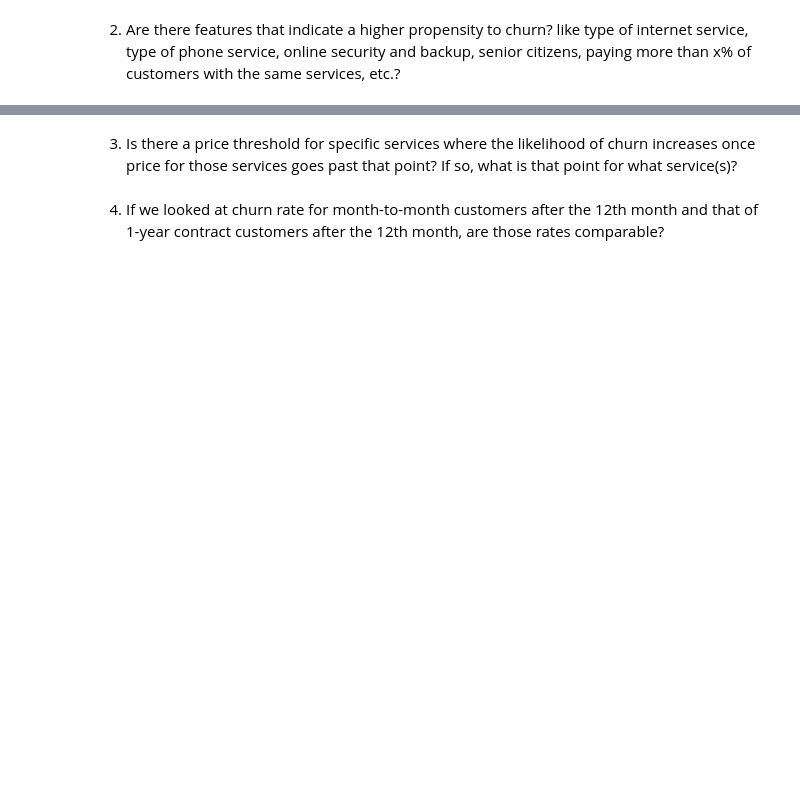
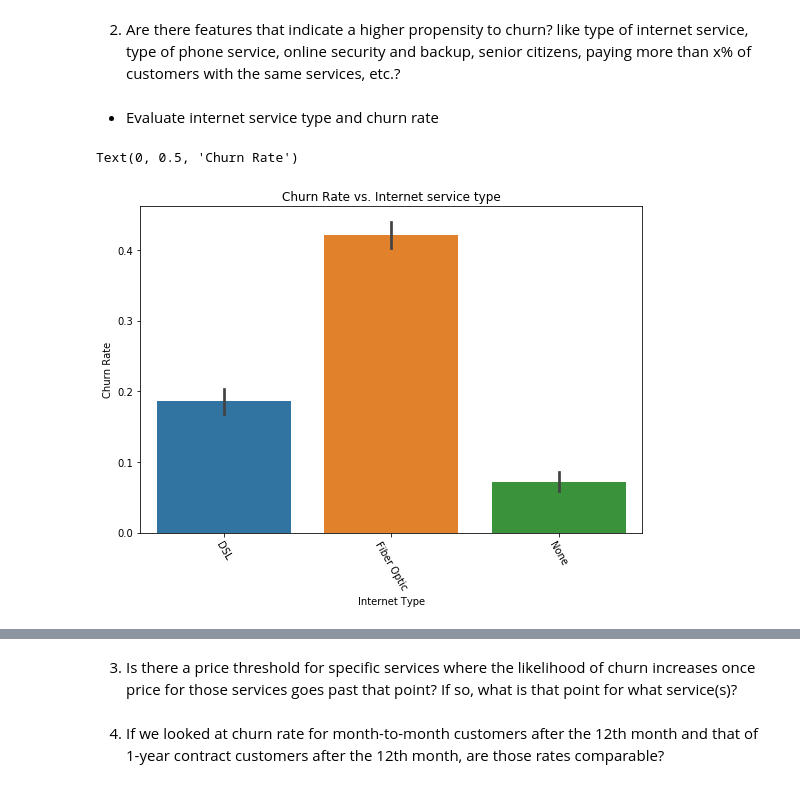
Before and after one commit to Tim-Sotirhos/telco_project, a Jupyter notebook: telco_project_baseline.ipynb, the cells around one changed output, grey strips where cells are left out. Saved outputs shown, nothing was run; the diff lists cells and outputs as text; code cells hidden in the pictures; blank space fills up the shorter version.

```diff
--- a/telco_project_baseline.ipynb
+++ b/telco_project_baseline.ipynb
@@ -208,2 +259,15 @@ df_encoded = encoder_all(df)
 # %% [markdown]
 2. Are there features that indicate a higher propensity to churn? like type of internet service, type of phone service, online security and backup, senior citizens, paying more than x% of customers with the same services, etc.?
+# %% [markdown]
+- Evaluate internet service type and churn rate
+# %%
+plt.figure(figsize=(9,6))
+ax = sns.barplot(x = "internet_service_type_id", y = "churn", data = train)
+ax.set_xticklabels(["DSL", "Fiber Optic", "None"])
+plt.title("Churn Rate vs. Internet service type")
+plt.xticks(rotation = -60)
+ax.set_xlabel("Internet Type")
+ax.set_ylabel("Churn Rate")
+# %% [output]
+Text(0, 0.5, 'Churn Rate')
+[figure, added]
```
Also changed, not shown: parts of 71 cells of this notebook, 1 other file.
